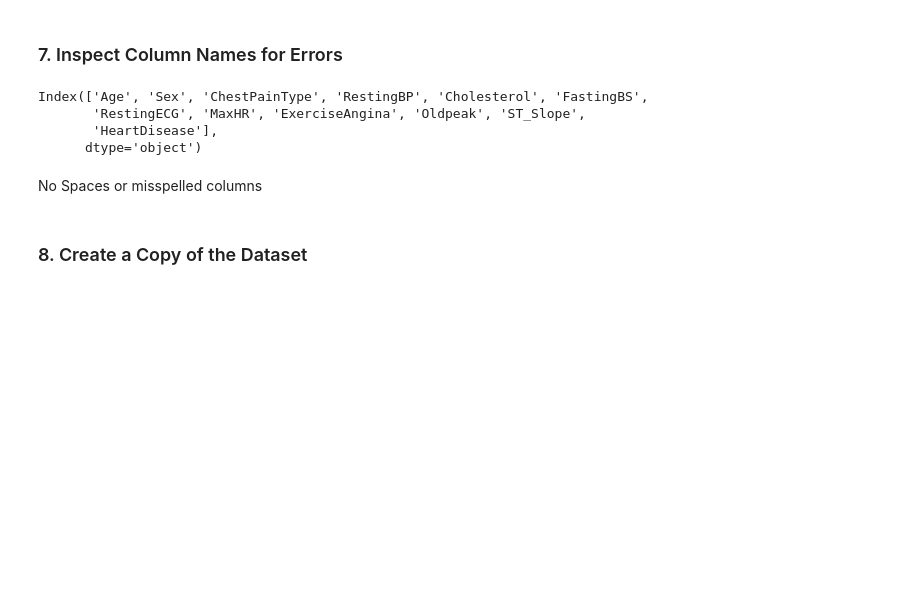
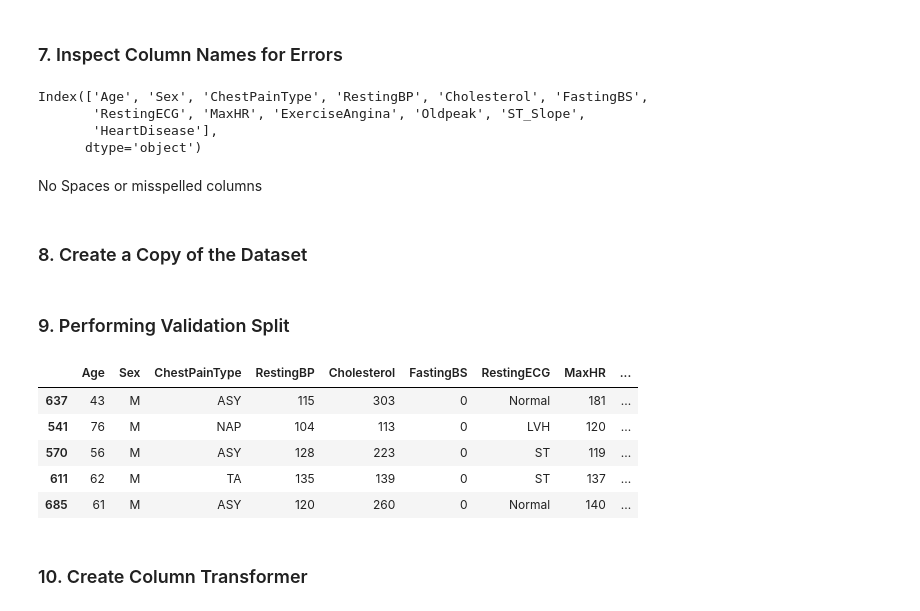
Before and after one commit to PaulLipska/Coding_Dojo_Project_2, a Jupyter notebook: Project2_Part_1.ipynb, the cells around one changed output. Saved outputs shown, nothing was run; the diff lists cells and outputs as text; code cells hidden in the pictures; blank space fills up the shorter version.

Commit message:
Update Project2_Part_1.ipynb
Creating Column Transformer

```diff
--- a/Project2_Part_1.ipynb
+++ b/Project2_Part_1.ipynb
@@ -524,3 +531,25 @@ No Spaces or misspelled columns
 # %%
 # Create a copy of the dataset for Modeling
 df_ml = df.copy()
+# %% [markdown]
+### 9. Performing Validation Split
+# %%
+#Arrange Data info features matrix and target vector
+target = 'HeartDisease'
+
+
+X = df_ml.drop(columns = [target], axis=1).copy()
+y = df_ml[target].copy()
+## Split the dataset
+X_train, X_test, y_train, y_test = train_test_split(X, y, stratify=y, random_state=42)
+# %%
+X_train.head()
+# %% [output]
+|  | Age | Sex | ChestPainType | RestingBP | Cholesterol | FastingBS | RestingECG | MaxHR | ... |
+| 637 | 43 | M | ASY | 115 | 303 | 0 | Normal | 181 | ... |
+| 541 | 76 | M | NAP | 104 | 113 | 0 | LVH | 120 | ... |
+| 570 | 56 | M | ASY | 128 | 223 | 0 | ST | 119 | ... |
+| 611 | 62 | M | TA | 135 | 139 | 0 | ST | 137 | ... |
+| 685 | 61 | M | ASY | 120 | 260 | 0 | Normal | 140 | ... |
+# %% [markdown]
+### 10. Create Column Transformer
```
Also changed, not shown: parts of 4 cells of this notebook.
